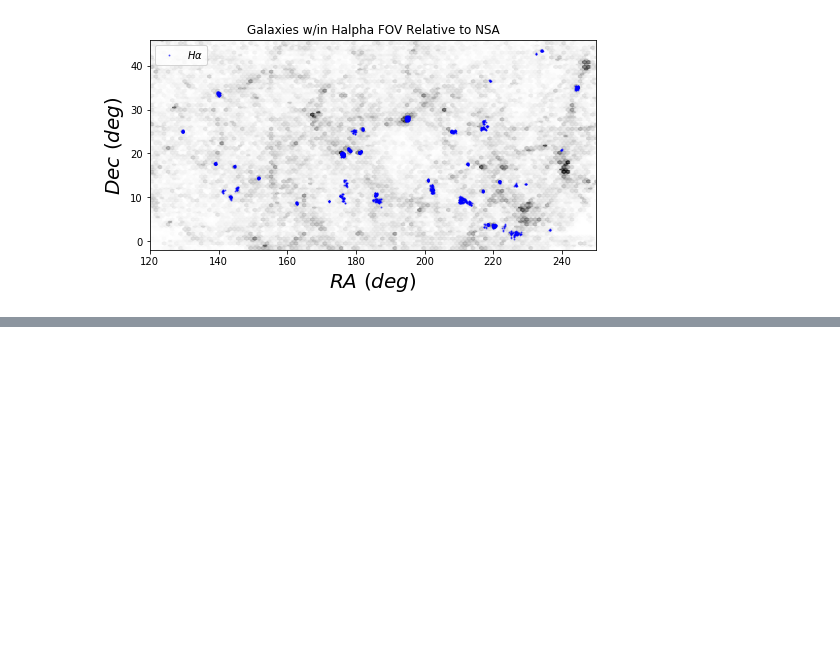
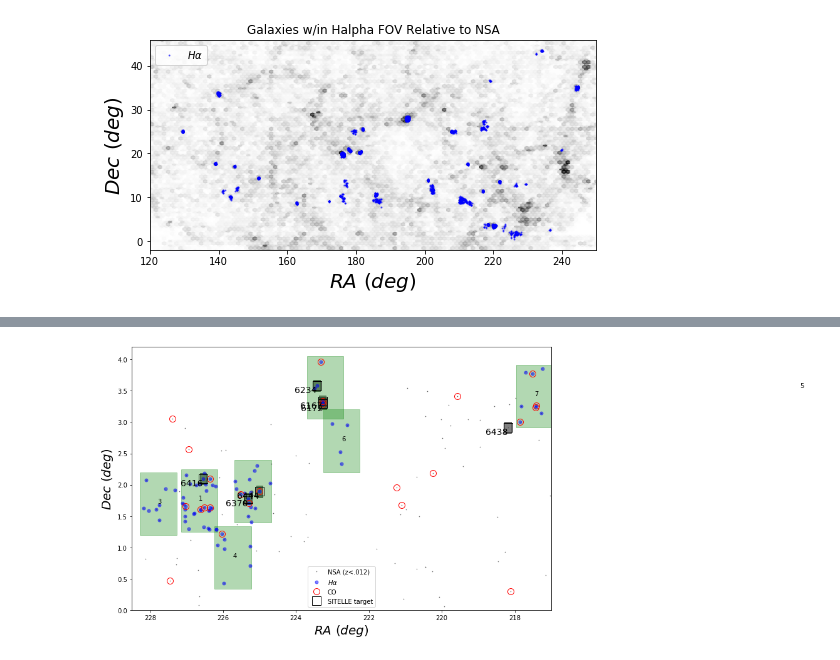
Before and after one commit to rfinn/HalphaImaging, a Jupyter notebook: notebooks/total-number-of-galaxies.ipynb, the cells around one changed output, grey strips where cells are left out. Saved outputs shown, nothing was run; the diff lists cells and outputs as text; code cells hidden in the pictures; blank space fills up the shorter version.

```diff
--- a/notebooks/total-number-of-galaxies.ipynb
+++ b/notebooks/total-number-of-galaxies.ipynb
@@ -138,0 +263,47 @@ plt.savefig(plot_dir+'NGC5846-positions.pdf')
+# %%
+# NGC 5846 - Virgo 3
+# plotting Halpha with CO detections
+plt.figure(figsize=(12,8))
+plt.subplots_adjust(bottom=.15)
+plt.plot(virgo_nsa.RA,virgo_nsa.DEC,'k.',markersize=1,color='0.3',label='NSA (z<.012)')#gridsize=(200,100),alpha=.7,cmap='gray_r',vmin=0,vmax=100)
+plt.plot(virgo_ha.RA,virgo_ha.DEC,'bo',markersize=5, label=r'$H\alpha$',alpha=0.5)
+plt.plot(co.RA,co.DEC,'ro', markersize=10,markerfacecolor='None', label='CO')
+plt.plot(vf['RA'][vids],vf['DEC'][vids],'ks',markersize=14,mfc='None',label='SITELLE target')
+plt.legend()
+# just checking to make sure the CO list is up to date
+# going to overplot objects with CO flag in the vf_north_v0_main file
+
+#flag = vf['COflag']
+#plt.plot(vf['RA'][flag],vf['DEC'][flag],'rx',markersize=20,mfc='None',label='SITELLE target')
+ymax=4.2
+xmin=217
+# label SITELLE pointings
+ax = plt.gca()
+k=0
+for i,j in zip(vf['RA'][vids],vf['DEC'][vids]):
+    if j > ymax:
+        continue
+    if i < xmin:
+        continue
+    plt.text(i,j,str(vids[k]),horizontalalignment='right', verticalalignment='top',fontsize=14)
+    k += 1
+    dx = 11./60
+    dy = dx
+    rec = Rectangle((i-.5*dx,j-0.5*dy),dx,dy,color='k',alpha=.5)
+    ax.add_patch(rec)
+plt.axis([xmin,228.5,0,ymax])
+# test
+dx=1
+dy=1
+for i in range(len(mosaic_ra)):
+    rec = Rectangle((mosaic_centers[i].ra.value-.5*dx,mosaic_centers[i].dec.value-.5*dy),dx,dy,color='g',alpha=.3)
+    ax.add_patch(rec)
+    plt.text(mosaic_ra[i],mosaic_dec[i],str(i+1))
+
+
+plt.xlabel('$RA \ (deg)$',fontsize=20)
+plt.ylabel('$Dec \ (deg)$',fontsize=20)
+plt.gca().invert_xaxis()
+plt.savefig(plot_dir+'NGC5846-positions-sitelle-smallFOV.pdf')
+# %% [output]
+[figure, added]
```
Also changed, not shown: parts of 23 cells of this notebook, 3 other files.
